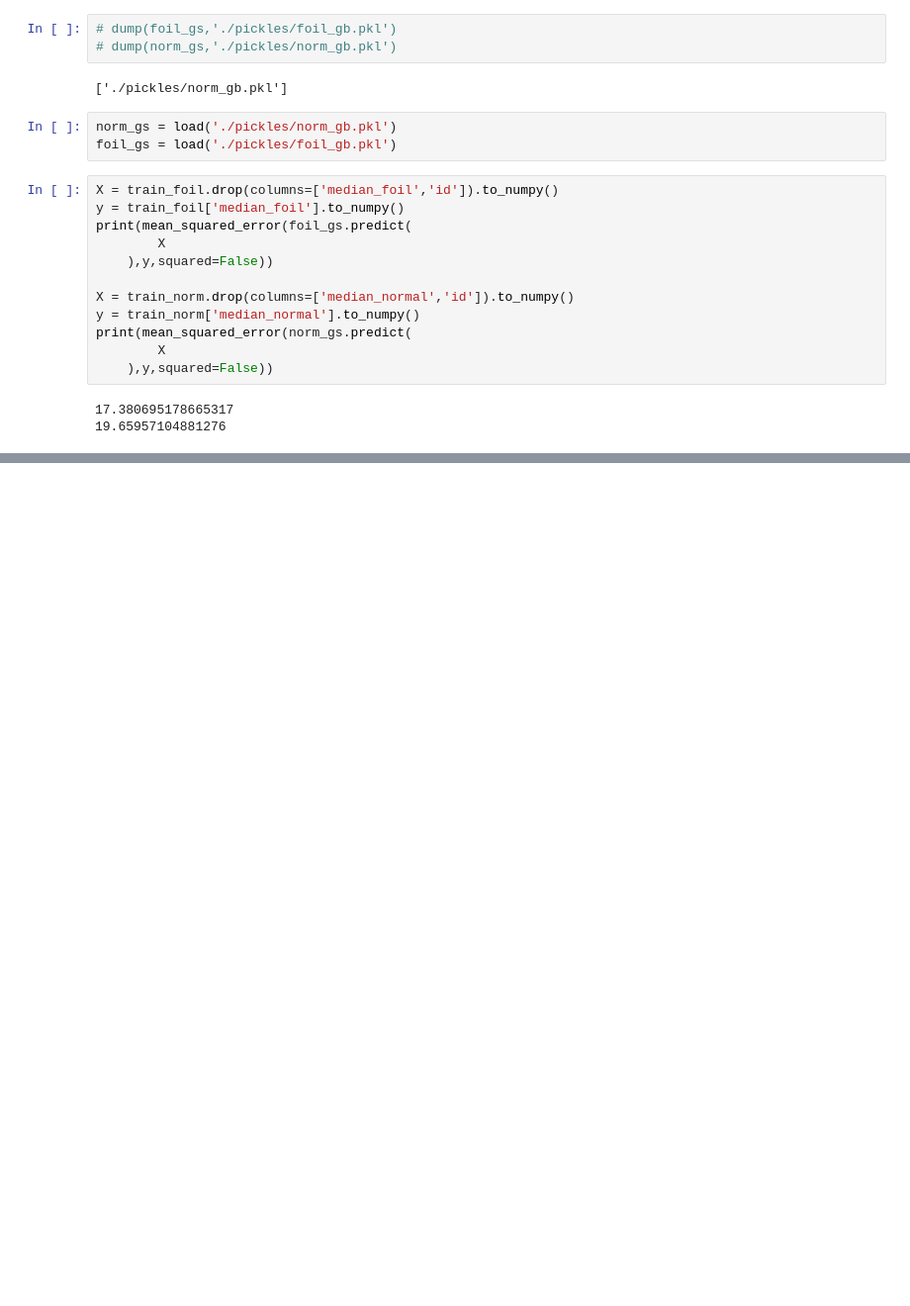
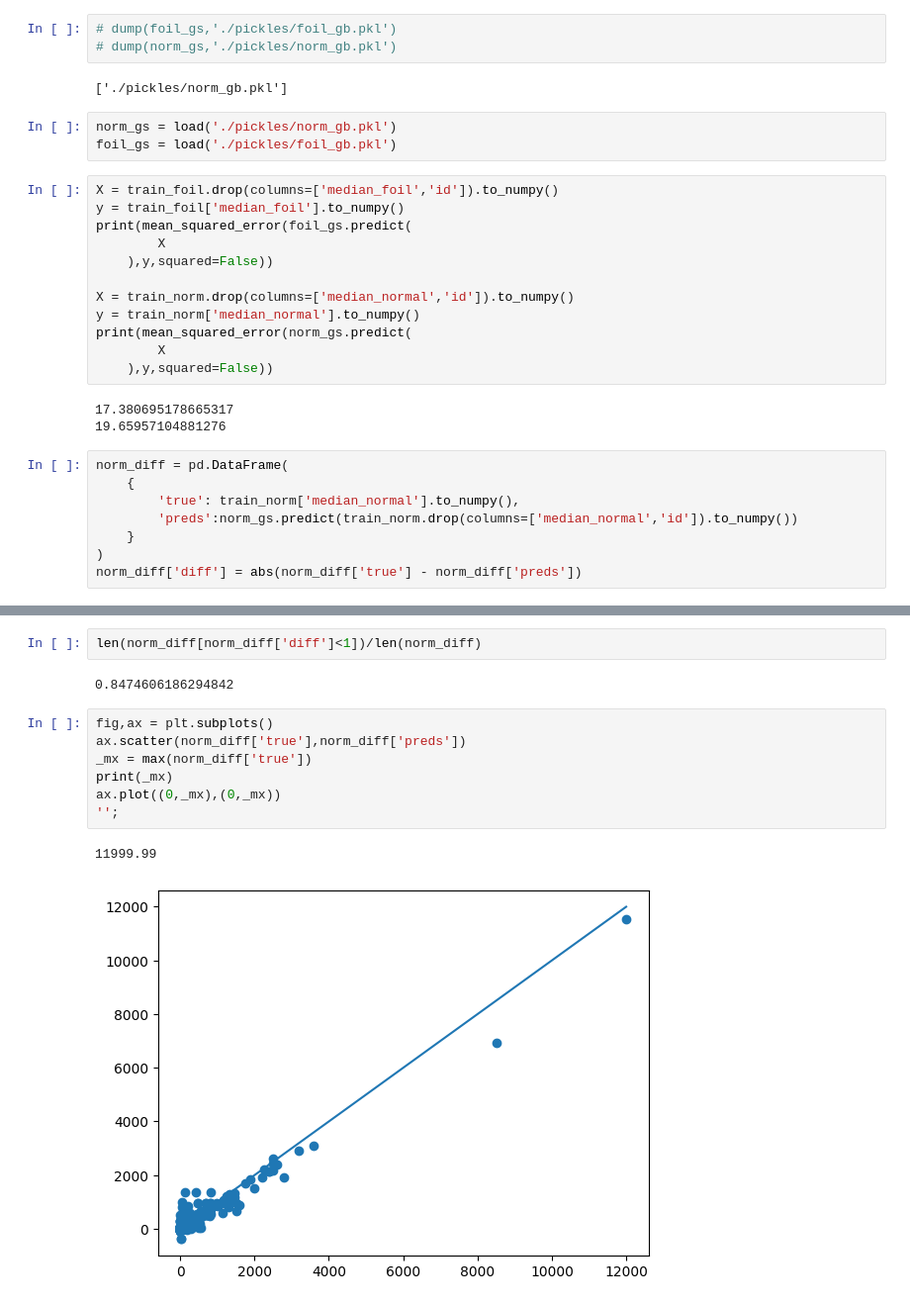
Before and after one commit to ParkedHampster/Spell-Trends, a Jupyter notebook: 3_Continued_Development.ipynb, the cells around one changed output, grey strips where cells are left out. Shown at 99% size. Drawn from its saved outputs; the diff is of its cells as text; blank space fills up the shorter version.

Commit message:
initial modeling and graphing of gradient boost models

```diff
--- a/3_Continued_Development.ipynb
+++ b/3_Continued_Development.ipynb
@@ -441,3 +441,11 @@ print(mean_squared_error(norm_gs.predict(
 # %% [output]
 17.380695178665317
 19.65957104881276
+# %%
+norm_diff = pd.DataFrame(
+    {
+        'true': train_norm['median_normal'].to_numpy(),
+        'preds':norm_gs.predict(train_norm.drop(columns=['median_normal','id']).to_numpy())
+    }
+)
+norm_diff['diff'] = abs(norm_diff['true'] - norm_diff['preds'])
@@ -443,0 +460,14 @@ print(mean_squared_error(norm_gs.predict(
+# %%
+len(norm_diff[norm_diff['diff']<1])/len(norm_diff)
+# %% [output]
+0.8474606186294842
+# %%
+fig,ax = plt.subplots()
+ax.scatter(norm_diff['true'],norm_diff['preds'])
+_mx = max(norm_diff['true'])
+print(_mx)
+ax.plot((0,_mx),(0,_mx))
+'';
+# %% [output]
+11999.99
+[figure, added]
```
Also changed, not shown: parts of 2 cells of this notebook.
